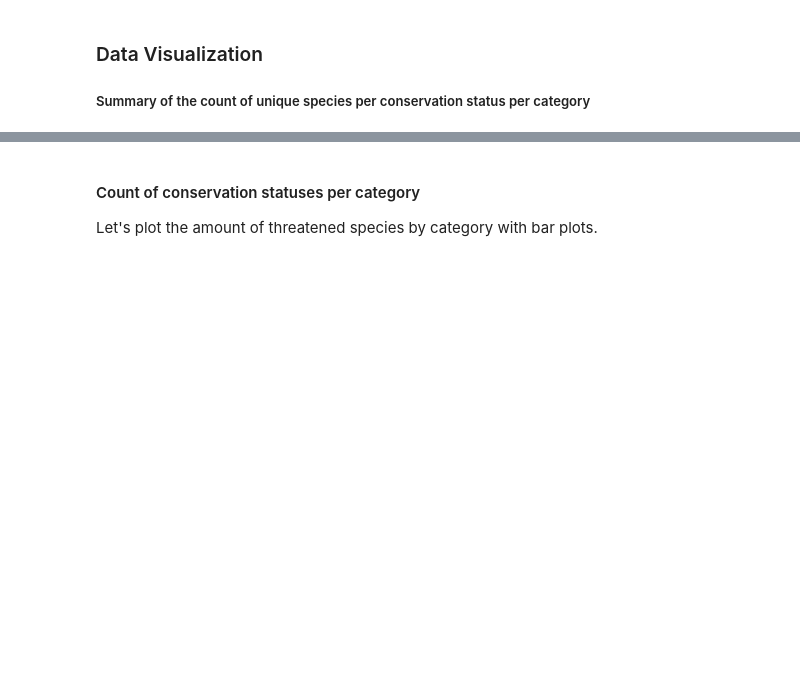
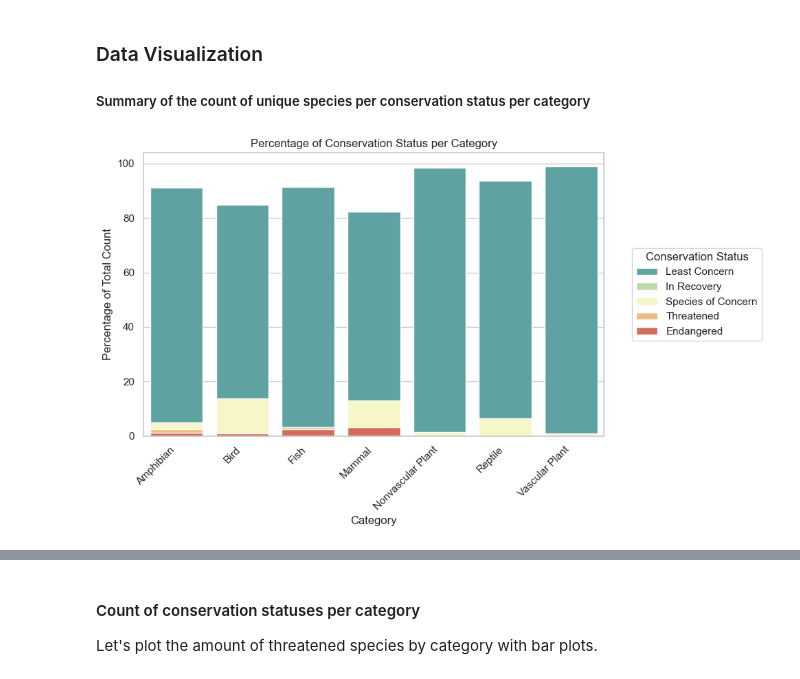
Before and after one commit to Freston1605/biodiversity_starter, a Jupyter notebook: biodiversity.ipynb, the cells around one changed output, grey strips where cells are left out. Cells and saved outputs as stored; diff of their text form; code cells hidden in the pictures; blank space fills up the shorter version.

Commit message:
Updated stacked bar plots

```diff
--- a/biodiversity.ipynb
+++ b/biodiversity.ipynb
@@ -140,0 +167,9 @@ species = species.fillna({'conservation_status': "Least Concern"})
+# %%
+
+# Grouping by category, conservation status, and aggregating by count of species
+species = species.fillna({'conservation_status': "Least Concern"})
+count_conservation_status = (
+    species.groupby(["category", "conservation_status"])
+    .agg(scientific_name_count=("scientific_name", "count"))
+    .reset_index()
+)
@@ -140,0 +258,11 @@ species = species.fillna({'conservation_status': "Least Concern"})
+# %%
+# Calculate the total count for each category
+total_counts = count_conservation_status.groupby("category")[
+    "scientific_name_count"
+].transform("sum")
+
+# Calculate the percentage for each conservation status within each category
+count_conservation_status["percentage"] = (
+    count_conservation_status["scientific_name_count"] / total_counts
+) * 100
+count_conservation_status
@@ -142,3 +288,51 @@ species = species.fillna({'conservation_status': "Least Concern"})
 ### Data Visualization
 
 ##### Summary of the count of unique species per conservation status per category
+# %%
+# Define the order of categories
+conservation_order = [
+    "Least Concern",
+    "In Recovery",
+    "Species of Concern",
+    "Threatened",
+    "Endangered",
+]
+
+# Create a custom color palette of 5 colors
+spectral_palette = sns.color_palette("Spectral_r", 5)
+
+# Zip the lists and create a dictionary to define a new color palette
+custom_palette = dict(zip(conservation_order, spectral_palette))
+
+
+# Use Seaborn's barplot for visualization
+plt.figure(figsize=(10, 6))
+sns.set(style="whitegrid")
+
+# Use sns.barplot with hue to differentiate conservation status and stack the bars
+sns.barplot(
+    data=count_conservation_status,
+    x="category",
+    y="percentage",
+    hue="conservation_status",
+    palette=custom_palette,
+    hue_order=conservation_order,
+    dodge=False,
+)
+
+# Rotate x-axis labels for better readability
+plt.xticks(rotation=45, ha="right")
+
+# Add labels and title if needed
+plt.xlabel("Category")
+plt.ylabel("Percentage of Total Count")
+plt.title("Percentage of Conservation Status per Category")
+
+# Show the legend outside to the right
+plt.legend(title="Conservation Status", bbox_to_anchor=(1.05, 0.5), loc="center left")
+
+# Show the plot
+plt.tight_layout()  # Adjust layout to prevent clipping of labels
+plt.show()
+# %% [output]
+[figure, added]
```
Also changed, not shown: parts of 18 cells of this notebook, 5 other files.
